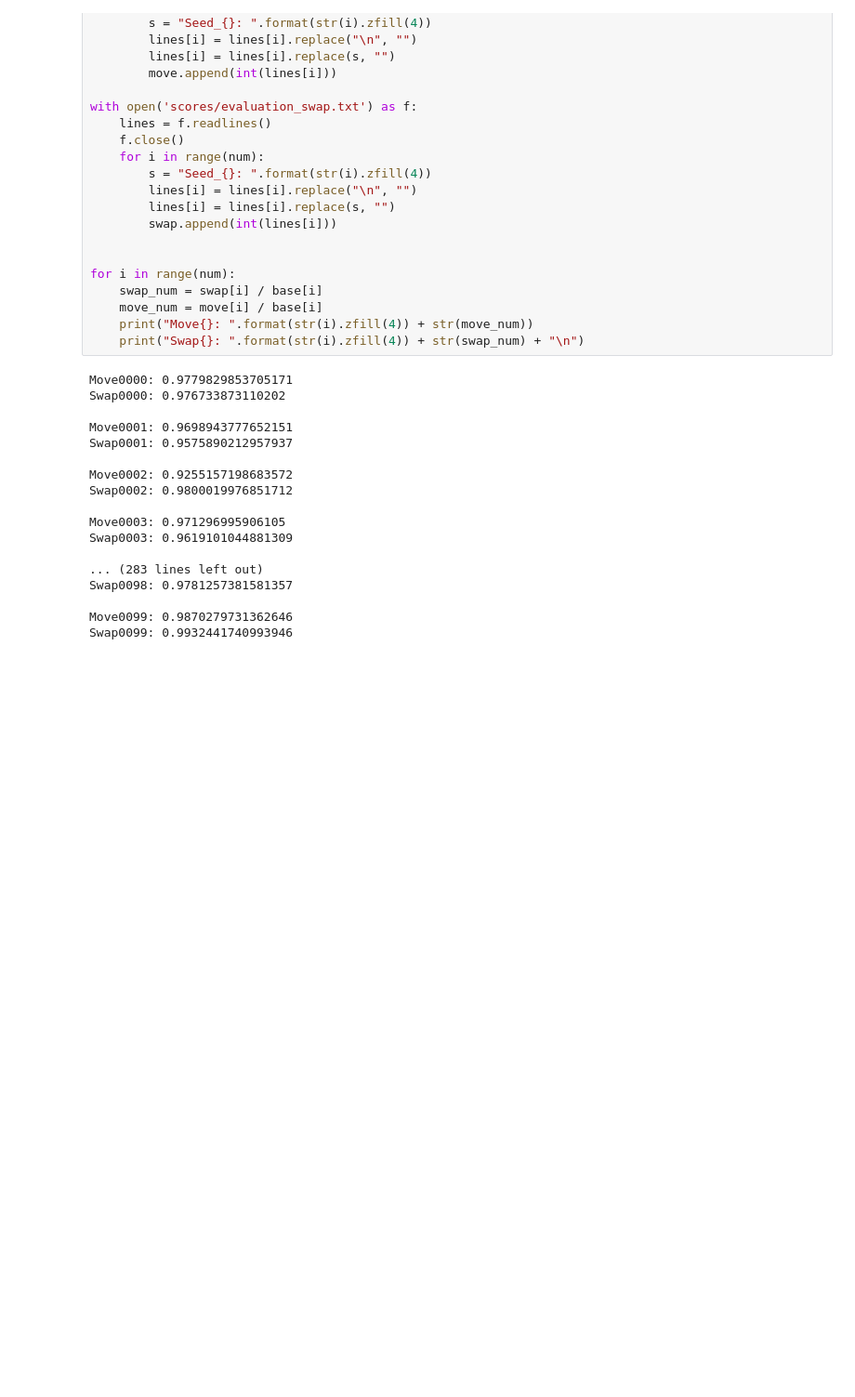
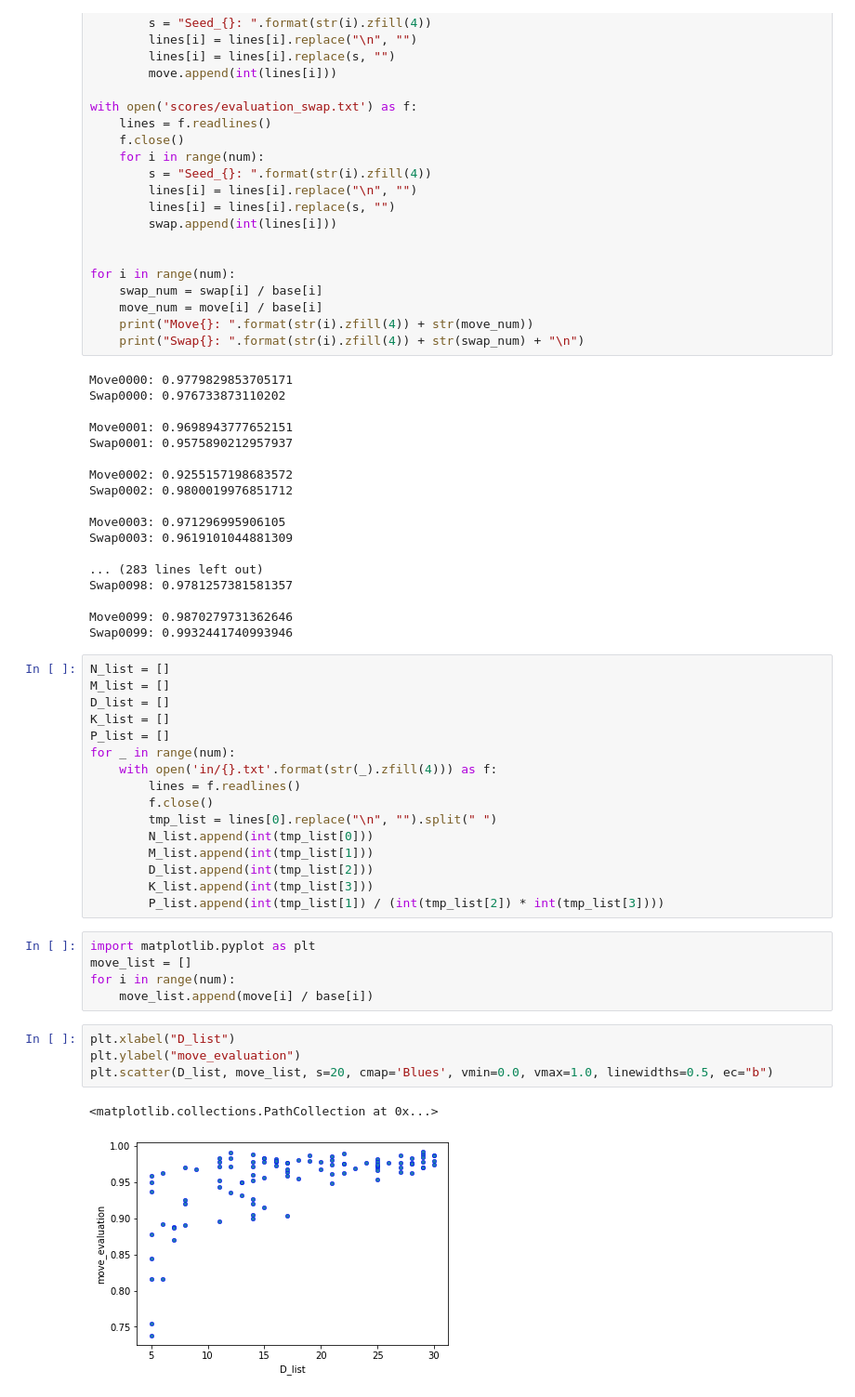
Before and after one commit to nope0124/AHC017, a Jupyter notebook: Untitled.ipynb, the cells around one changed output. Shown: that part at 93% size. Drawn from its saved outputs; the diff is of its cells as text; blank space fills up the shorter version.

```diff
--- a/Untitled.ipynb
+++ b/Untitled.ipynb
@@ -54,3 +54,31 @@ Swap0098: 0.9781257381581357
 
 Move0099: 0.9870279731362646
 Swap0099: 0.9932441740993946
+# %%
+N_list = []
+M_list = []
+D_list = []
+K_list = []
+P_list = []
+for _ in range(num):
+    with open('in/{}.txt'.format(str(_).zfill(4))) as f:
+        lines = f.readlines()
+        f.close()
+        tmp_list = lines[0].replace("\n", "").split(" ")
+        N_list.append(int(tmp_list[0]))
+        M_list.append(int(tmp_list[1]))
+        D_list.append(int(tmp_list[2]))
+        K_list.append(int(tmp_list[3]))
+        P_list.append(int(tmp_list[1]) / (int(tmp_list[2]) * int(tmp_list[3])))
+# %%
+import matplotlib.pyplot as plt
+move_list = []
+for i in range(num):
+    move_list.append(move[i] / base[i])
+# %%
+plt.xlabel("D_list")
+plt.ylabel("move_evaluation")
+plt.scatter(D_list, move_list, s=20, cmap='Blues', vmin=0.0, vmax=1.0, linewidths=0.5, ec="b")
+# %% [output]
+<matplotlib.collections.PathCollection at 0x...>
+[figure, added]
```
Also changed, not shown: parts of 4 cells of this notebook, 3 other files.
